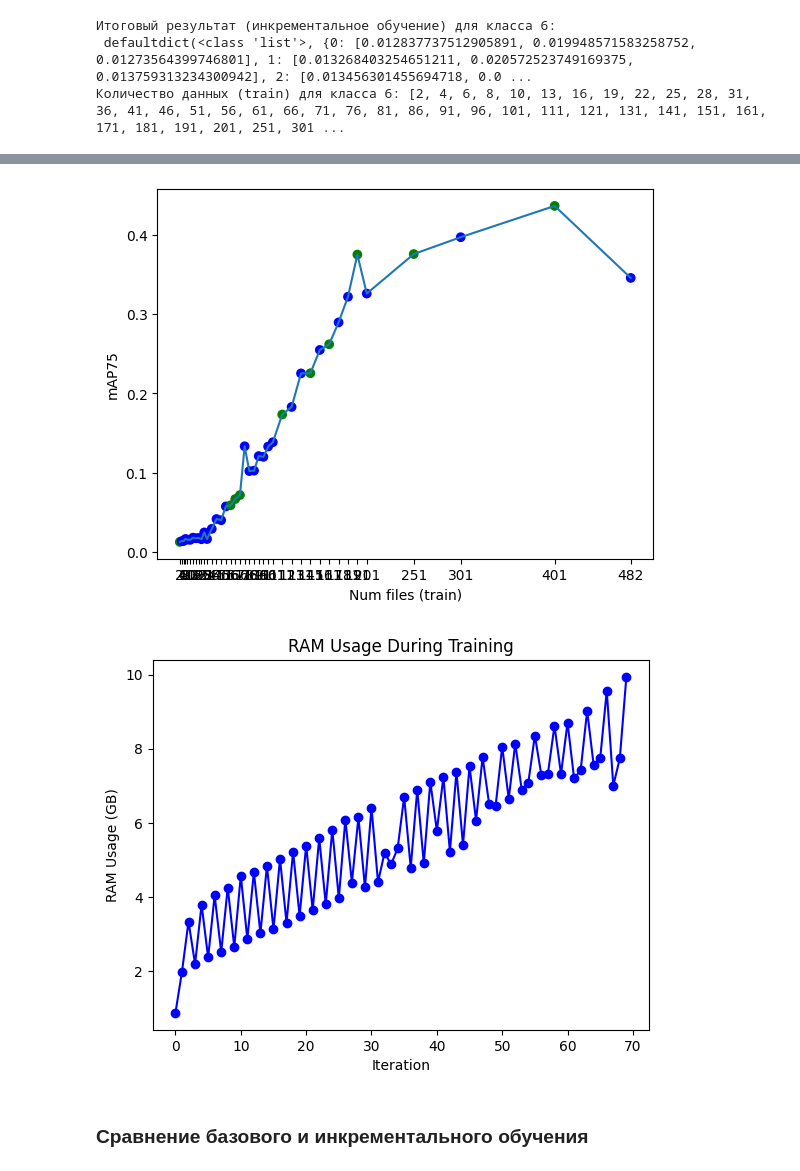
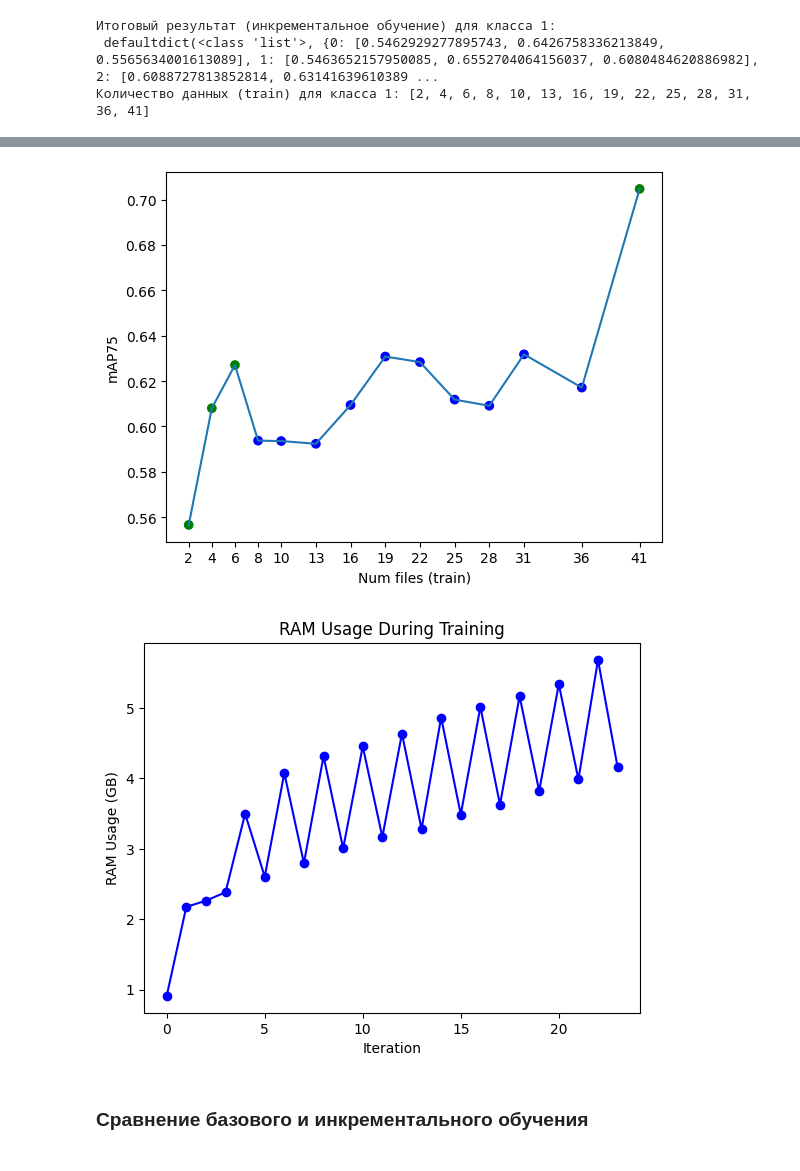
Before and after one commit to CTLab-ITMO/PTS-SP, a Jupyter notebook: yolov8.ipynb, the cells around one changed output, grey strips where cells are left out. Saved outputs shown, nothing was run; the diff lists cells and outputs as text; code cells hidden in the pictures.

Commit message:
Kaggle Notebook | yolov8 | Version 113

```diff
--- a/yolov8.ipynb
+++ b/yolov8.ipynb
@@ -746,7 +740,7 @@ class YoloModel:
 locale.getpreferredencoding = lambda: "UTF-8"
 
 PATH_TO_MODEL = "/kaggle/working/yolov8m-seg.pt"
-PATH_TO_YAML = "/kaggle/working/affected-leaves-initialD-16/data.yaml"
+PATH_TO_YAML = "/kaggle/working/Strawberry_diseases-2/data.yaml"
 TRAIN_PERC = 0.8
 TEST_PERC = 0.1
 VAL_PERC = 0.1
@@ -769,6 +763,6 @@ exp_inc = YoloModel(PATH_TO_MODEL, PATH_TO_YAML, TRAIN_PERC, TEST_PERC, VAL_PERC
 # exp_inc.increm_learning(KEEP_PERC, ITERS, PIECE_PERC, FIB_FLAG, PREV_NUM, THRESHOLD)
 # exp_inc.plot_ram_usage()
 
-exp_inc.increm_learning_one_class('6', KEEP_PERC, ITERS, PIECE_PERC, FIB_FLAG, PREV_NUM, THRESHOLD)
+exp_inc.increm_learning_one_class('1', KEEP_PERC, ITERS, PIECE_PERC, FIB_FLAG, PREV_NUM, THRESHOLD)
 exp_inc.plot_ram_usage()
 # %% [output]
@@ -809,3 +803,3 @@ Ultralytics YOLOv8.0.200 🚀 Python-3.10.12 torch-2.0.0 CUDA:0 (Tesla P100-PCIE
-Итоговый результат (инкрементальное обучение) для класса 6:
- defaultdict(<class 'list'>, {0: [0.012837737512905891, 0.019948571583258752, 0.01273564399746801], 1: [0.013268403254651211, 0.020572523749169375, 0.013759313234300942], 2: [0.013456301455694718, 0.0 ...
-Количество данных (train) для класса 6: [2, 4, 6, 8, 10, 13, 16, 19, 22, 25, 28, 31, 36, 41, 46, 51, 56, 61, 66, 71, 76, 81, 86, 91, 96, 101, 111, 121, 131, 141, 151, 161, 171, 181, 191, 201, 251, 301 ...
+Итоговый результат (инкрементальное обучение) для класса 1:
+ defaultdict(<class 'list'>, {0: [0.5462929277895743, 0.6426758336213849, 0.5565634001613089], 1: [0.5463652157950085, 0.6552704064156037, 0.6080484620886982], 2: [0.6088727813852814, 0.63141639610389 ...
+Количество данных (train) для класса 1: [2, 4, 6, 8, 10, 13, 16, 19, 22, 25, 28, 31, 36, 41]
@@ -814,5 +808,5 @@ Ultralytics YOLOv8.0.200 🚀 Python-3.10.12 torch-2.0.0 CUDA:0 (Tesla P100-PCIE
-[figure, old version]
+[figure, new version]
-[figure, old version]
+[figure, new version]
 # %% [markdown]
 ### Сравнение базового и инкрементального обучения
 # %% [markdown]
```
Also changed, not shown: parts of 4 cells of this notebook.
